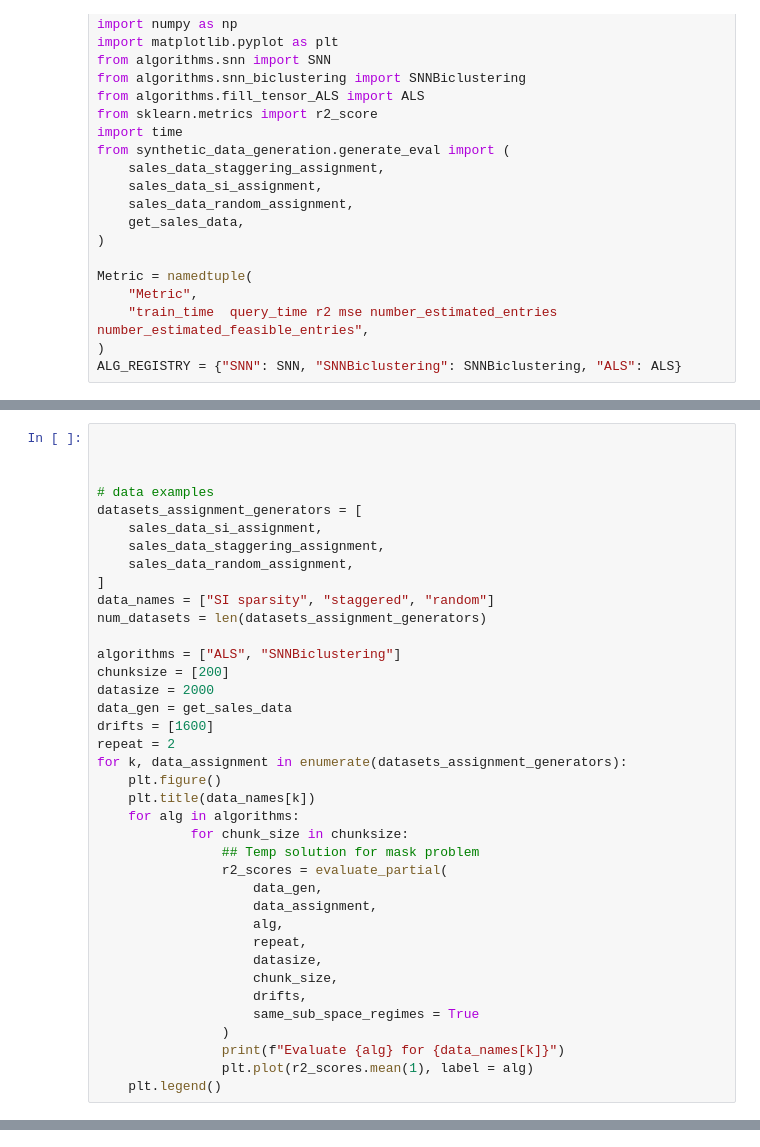
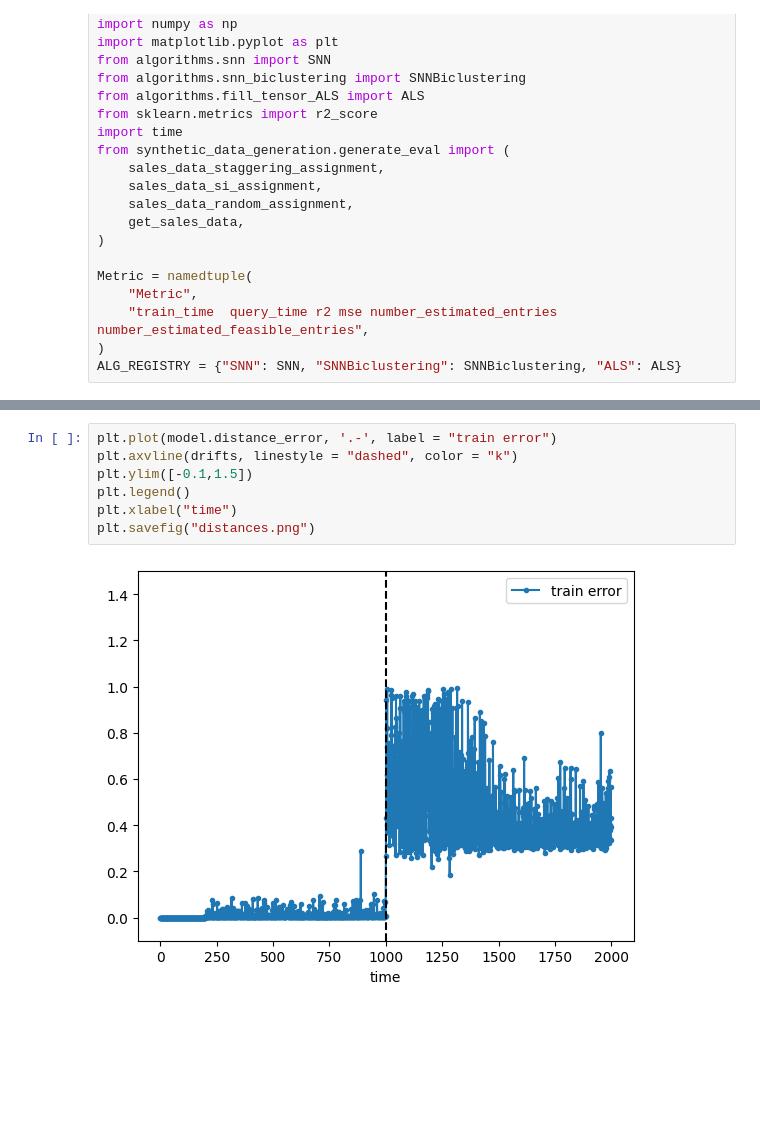
Before and after one commit to AbdullahO/What-If, a Jupyter notebook: eval_drift.ipynb, the cells around one changed output, grey strips where cells are left out. Cells and saved outputs as stored; diff of their text form; blank space fills up the shorter version.

```diff
--- a/eval_drift.ipynb
+++ b/eval_drift.ipynb
@@ -146,38 +134,0 @@ Evaluate SNNBiclustering for random
-# %%
-
-
-
-# data examples
-datasets_assignment_generators = [
-    sales_data_si_assignment,
-    sales_data_staggering_assignment,
-    sales_data_random_assignment,
-]
-data_names = ["SI sparsity", "staggered", "random"]
-num_datasets = len(datasets_assignment_generators)
-
-algorithms = ["ALS", "SNNBiclustering"]
-chunksize = [200]
-datasize = 2000
-data_gen = get_sales_data
-drifts = [1600]
-repeat = 2
-for k, data_assignment in enumerate(datasets_assignment_generators):
-    plt.figure()
-    plt.title(data_names[k])
-    for alg in algorithms:
-            for chunk_size in chunksize:
-                ## Temp solution for mask problem
-                r2_scores = evaluate_partial(
-                    data_gen,
-                    data_assignment,
-                    alg,
-                    repeat,
-                    datasize,
-                    chunk_size,
-                    drifts,
-                    same_sub_space_regimes = True
-                )
-                print(f"Evaluate {alg} for {data_names[k]}")
-                plt.plot(r2_scores.mean(1), label = alg)
-    plt.legend()
@@ -199,0 +145,9 @@ Evaluate SNNBiclustering for random
+# %%
+plt.plot(model.distance_error, '.-', label = "train error")
+plt.axvline(drifts, linestyle = "dashed", color = "k")
+plt.ylim([-0.1,1.5])
+plt.legend()
+plt.xlabel("time")
+plt.savefig("distances.png")
+# %% [output]
+[figure, added]
```
Also changed, not shown: parts of 5 cells of this notebook, 4 other files.
